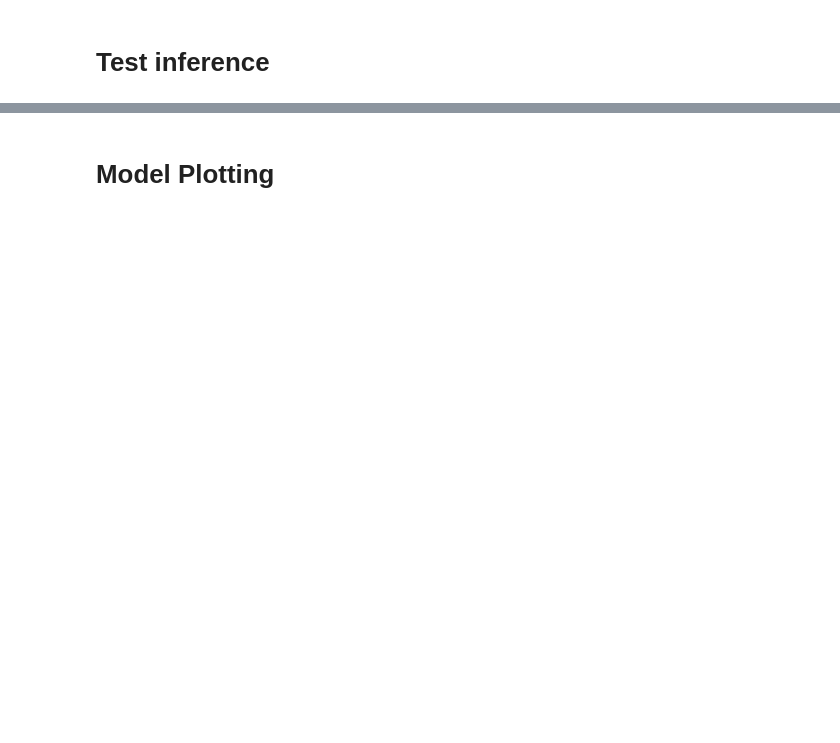
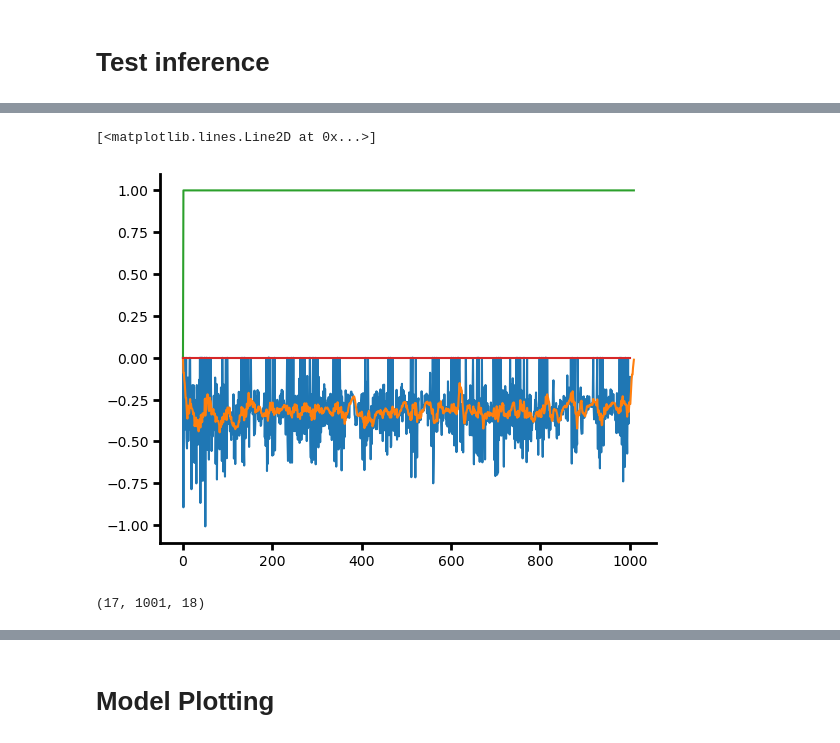
Before and after one commit to charles-zhng/Brax-Tracking, a Jupyter notebook: Cosyne_Figs01.ipynb, the cells around one changed output, grey strips where cells are left out. Cells and saved outputs as stored; diff of their text form; code cells hidden in the pictures; blank space fills up the shorter version.

```diff
--- a/Cosyne_Figs01.ipynb
+++ b/Cosyne_Figs01.ipynb
@@ -332,0 +420,8 @@ plt.tight_layout()
+# %%
+N = 10
+amp_smooth = np.apply_along_axis(lambda m: np.convolve(m, np.ones(N)/N, mode='full'), axis=1, arr=amp_force_clip)
+amp_binary = np.zeros_like(amp_smooth)
+amp_binary[np.abs(amp_smooth)>0.01] = 1
+ctrl_smooth = np.apply_along_axis(lambda m: np.convolve(m, np.ones(N)/N, mode='full'), axis=1, arr=ctrl_force_clip)
+ctrl_binary = np.zeros_like(ctrl_smooth)
+ctrl_binary[np.abs(ctrl_smooth)>0.01] = 1
@@ -333,3 +521,14 @@ plt.tight_layout()
+# %%
+clip_idx = 10
+end_eff_idx = 3
+dim = 1
+plt.plot(ctrl_force_clip[clip_idx,:,end_eff_idx,dim])
+plt.plot(ctrl_smooth[clip_idx,:,end_eff_idx,dim])
+plt.plot(ctrl_binary[clip_idx,:,end_eff_idx,dim])
+plt.plot(ctrl_square[clip_idx,:,end_eff_idx,dim])
+# %% [output]
+[<matplotlib.lines.Line2D at 0x...>]
+[figure, added]
 # %%
 # ref_data = {'clip{:02d}'.format(n): {} for n in range(env._n_clips)}
 # for n in range(env._n_clips):
@@ -393,3 +594,10 @@ media.show_video(frames,fps=50)
+# %%
+qposes_rollout = policy_data['qposes']
+qposes_ref = ref_data
+ground_force = policy_data['sensordata']
+ground_force.shape
+# %% [output]
+(17, 1001, 18)
 # %%
 joint_idxs = env._joint_idxs
 joint_names = cfg.dataset.env_args.joint_names
```
Also changed, not shown: parts of 42 cells of this notebook, 8 other files.
